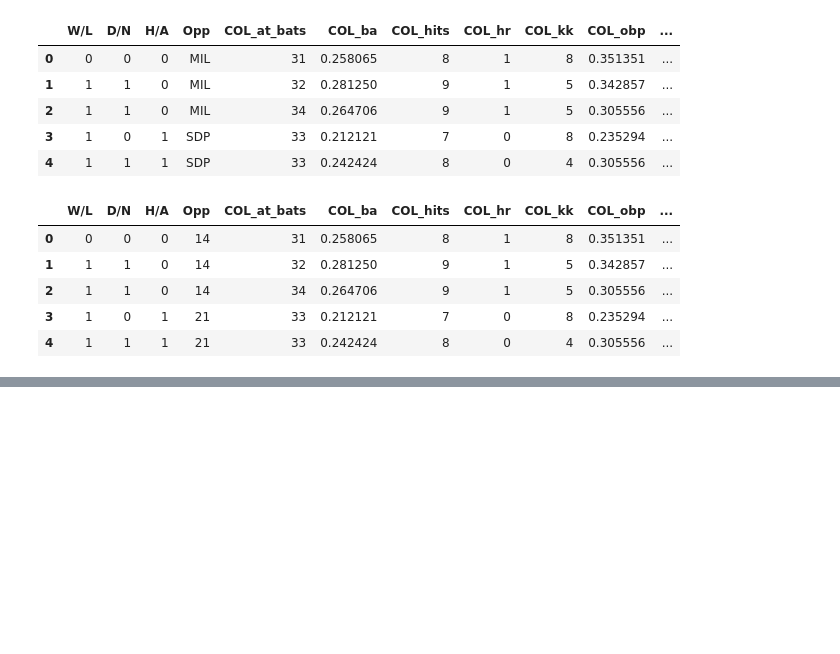
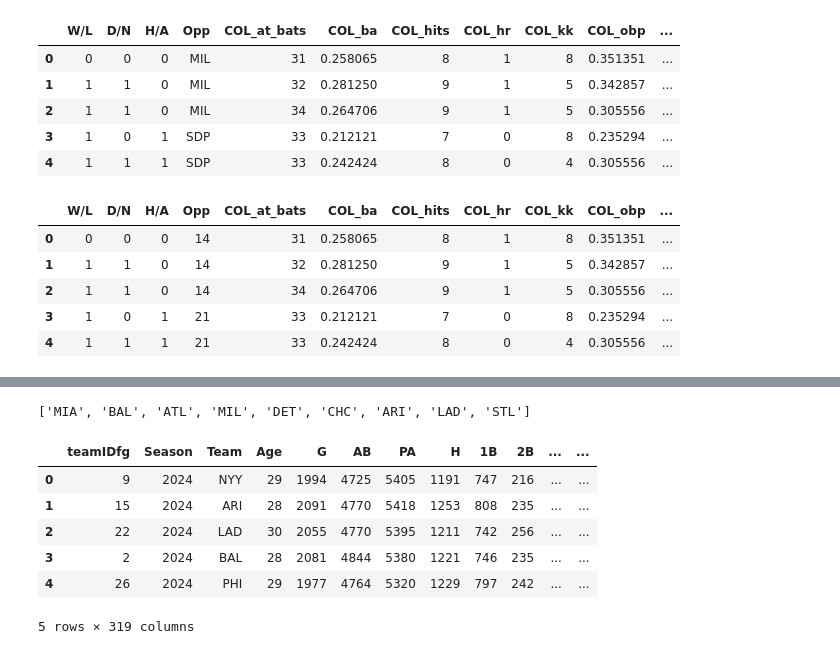
Before and after one commit to cassydm/rockies_moneyball_part-deux, a Jupyter notebook: Project 2/Cassy_ML.ipynb, the cells around one changed output, grey strips where cells are left out. Saved outputs shown, nothing was run; the diff lists cells and outputs as text; code cells hidden in the pictures; blank space fills up the shorter version.

```diff
--- a/Project 2/Cassy_ML.ipynb
+++ b/Project 2/Cassy_ML.ipynb
@@ -155,0 +244,19 @@ X_train, X_test, y_train, y_test = train_test_split(X, y,random_state=69)
+# %%
+opp_list=unplayed_df["Opp"].unique().tolist()
+opp_list
+# %% [output]
+['MIA', 'BAL', 'ATL', 'MIL', 'DET', 'CHC', 'ARI', 'LAD', 'STL']
+# %%
+# Get the team batting stats for the current season (you can specify a year if needed)
+team_stats = team_batting(start_season=2024)
+ts_cl=team_stats.columns.tolist()
+team_stats.head()
+# ts_cl
+# %% [output]
+|  | teamIDfg | Season | Team | Age | G | AB | PA | H | 1B | 2B | ... | ... |
+| 0 | 9 | 2024 | NYY | 29 | 1994 | 4725 | 5405 | 1191 | 747 | 216 | ... | ... |
+| 1 | 15 | 2024 | ARI | 28 | 2091 | 4770 | 5418 | 1253 | 808 | 235 | ... | ... |
+| 2 | 22 | 2024 | LAD | 30 | 2055 | 4770 | 5395 | 1211 | 742 | 256 | ... | ... |
+| 3 | 2 | 2024 | BAL | 28 | 2081 | 4844 | 5380 | 1221 | 746 | 235 | ... | ... |
+| 4 | 26 | 2024 | PHI | 29 | 1977 | 4764 | 5320 | 1229 | 797 | 242 | ... | ... |
+5 rows × 319 columns
```
Also changed, not shown: parts of 28 cells of this notebook.
